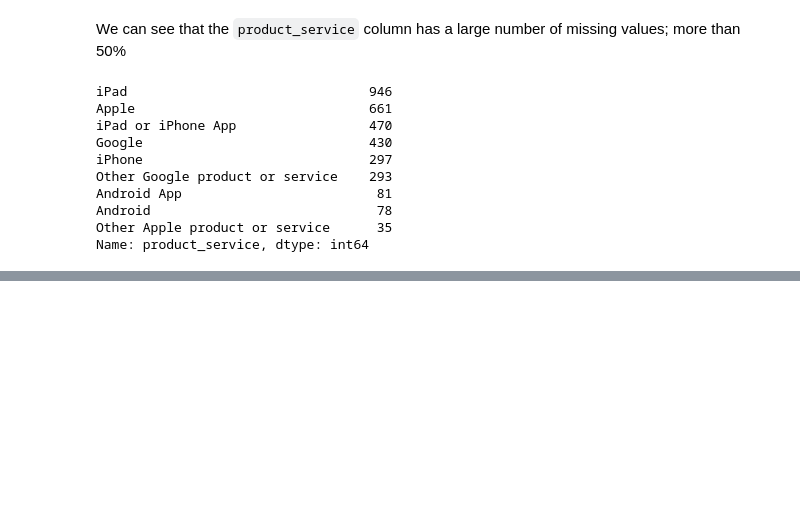
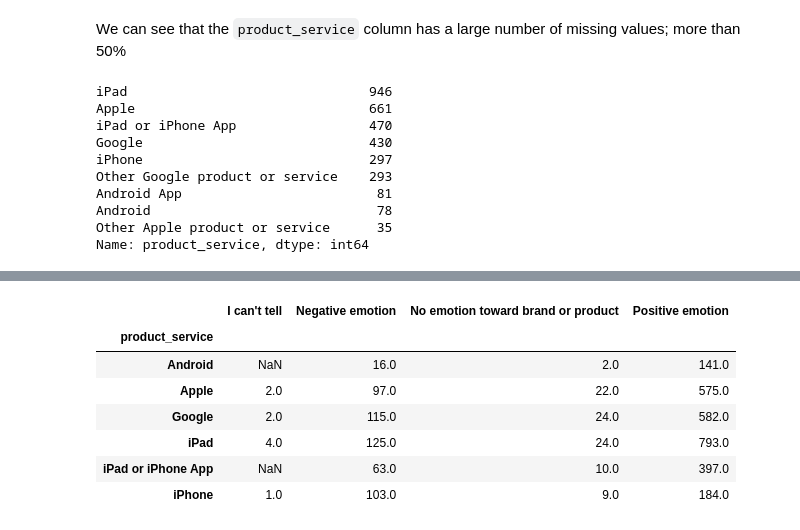
Before and after one commit to rahulakrish/customer_sentiment_analysis, a Jupyter notebook: project.ipynb, the cells around one changed output, grey strips where cells are left out. Drawn from its saved outputs; the diff is of its cells as text; code cells hidden in the pictures; blank space fills up the shorter version.

```diff
--- a/project.ipynb
+++ b/project.ipynb
@@ -151,0 +138,13 @@ create new dfs for each product_Service and see if you can emotional count side
+# %%
+#renaming the columns
+df_pivot.columns = ["I can't tell",'Negative emotion','No emotion toward brand or product', 'Positive emotion']
+df_pivot
+# %% [output]
+|  | I can't tell | Negative emotion | No emotion toward brand or product | Positive emotion |
+| product_service |  |  |  |  |
+| Android | NaN | 16.0 | 2.0 | 141.0 |
+| Apple | 2.0 | 97.0 | 22.0 | 575.0 |
+| Google | 2.0 | 115.0 | 24.0 | 582.0 |
+| iPad | 4.0 | 125.0 | 24.0 | 793.0 |
+| iPad or iPhone App | NaN | 63.0 | 10.0 | 397.0 |
+| iPhone | 1.0 | 103.0 | 9.0 | 184.0 |
```
Also changed, not shown: parts of 17 cells of this notebook.
